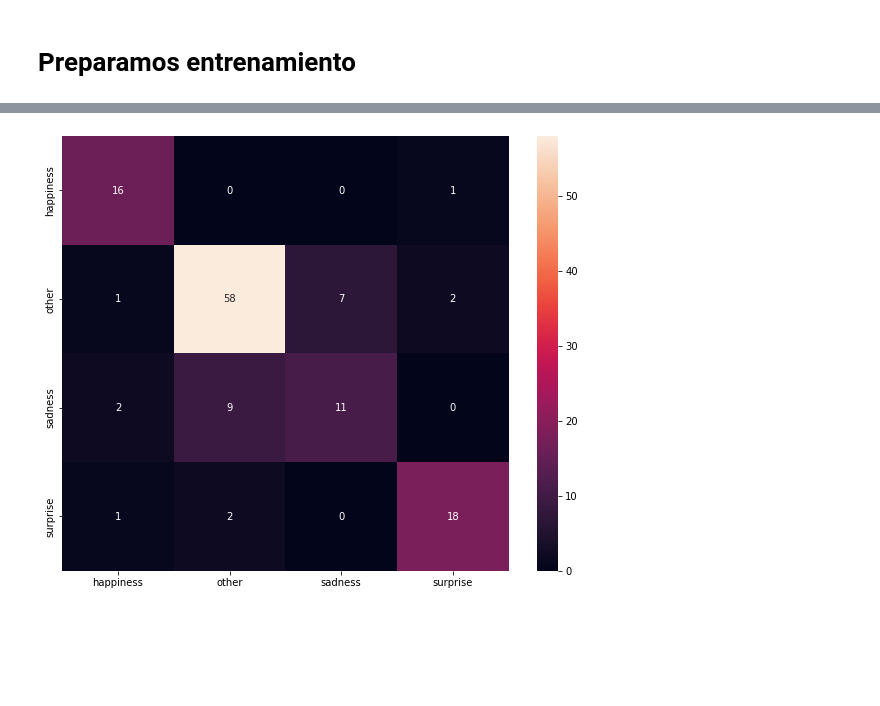
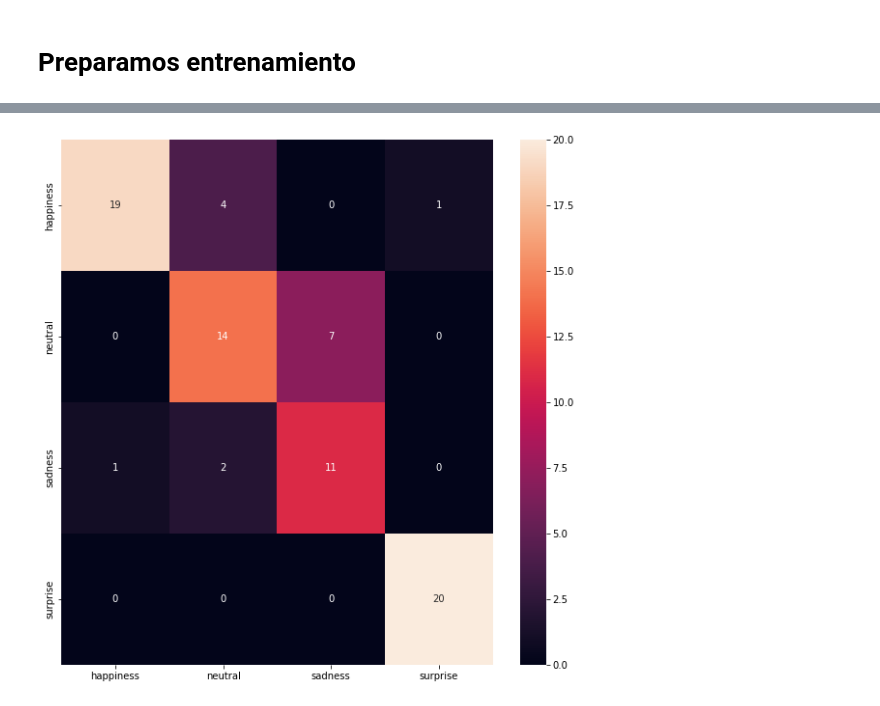
Before and after one commit to Hiidekii/HoN-HappyOrNot-, a Jupyter notebook: model3[@tensorflow][manual][2models].ipynb, the cells around one changed output, grey strips where cells are left out. Cells and saved outputs as stored; diff of their text form; code cells hidden in the pictures; blank space fills up the shorter version.

```diff
--- a/model3[@tensorflow][manual][2models].ipynb
+++ b/model3[@tensorflow][manual][2models].ipynb
@@ -22,6 +23,4 @@ def get_emotion(x,initial):
     else:
         if x in other_emotions:
             return x
-        else:
-            return "other"
 # %%
@@ -37,12 +36,12 @@ for path in paths:
     for item in listdir(path):
         print(item)
         if item not in ignore:
-            imgs.extend([f"{path}{item}/{p}" for p in listdir(f"{path}{item}")])
-
             if item in initial_emotions:
+                imgs.extend([f"{path}{item}/{p}" for p in listdir(f"{path}{item}")])
                 state.extend([item for p in listdir(f"{path}{item}")])
-            else:
-                state.extend(["other" for p in listdir(f"{path}{item}")])
+#             else:
+#                 imgs.extend([f"{path}{item}/{p}" for p in listdir(f"{path}{item}")])
+#                 state.extend(["other" for p in listdir(f"{path}{item}")])
 # %% [output]
 surprise
 disgust
@@ -238,0 +244,29 @@ model.compile(optimizer=opt,loss='categorical_crossentropy',metrics=['accuracy']
+# %%
+model = Sequential()
+#model.add(Flatten())
+model.add(Conv1D(filters=64, kernel_size=3, activation='relu', input_shape=(imgs_array.shape[1:])))
+model.add(MaxPooling1D(pool_size=2))
+model.add(BatchNormalization())
+model.add(Dropout(0.3))
+model.add(Conv1D(filters=128, kernel_size=3, activation='relu'))
+model.add(MaxPooling1D(pool_size=2))
+model.add(BatchNormalization())
+model.add(Dropout(0.3))
+model.add(Conv1D(filters=256, kernel_size=3, activation='relu'))
+model.add(MaxPooling1D(pool_size=2))
+model.add(BatchNormalization())
+model.add(Dropout(0.3))
+model.add(Conv1D(filters=512, kernel_size=3, activation='relu', input_shape=(imgs_array.shape[1:])))
+model.add(MaxPooling1D(pool_size=2))
+model.add(BatchNormalization())
+model.add(Dropout(0.3))
+model.add(Flatten())
+model.add(Dense(64,activation = 'relu'))
+model.add(Dense(128,activation = 'relu'))
+model.add(Dense(256,activation = 'relu'))
+model.add(Dense(512,activation = 'relu'))
+model.add(Dropout(0.3))
+model.add(BatchNormalization())
+model.add(Dense(len(set(state), activation='softmax'))
+opt = Adam(learning_rate=0.0005)
+model.compile(loss='categorical_crossentropy', optimizer=opt,metrics = ['accuracy'])
@@ -243,8 +292,8 @@ import tensorflow as tf
 from datetime import date
 
 fecha=str(date.today().year)+str(date.today().month)+str(date.today().day)
-symbol = 'other_emotions'
-h5 = symbol + fecha + '_v4[fea-ang-dis-neu].h5'
+symbol = 'no_dig_no_fear'
+h5 = symbol + fecha + '_v1.h5'
 checkpoint = callbacks.ModelCheckpoint(h5,
                                        monitor='loss',
                                        verbose=0,
@@ -409,7 +457,7 @@ import seaborn as sns
 conf = confusion_matrix(states_model, state_pred)
 conf = pd.DataFrame(conf,columns=cats, index=cats)
 # %%
-plt.figure(figsize=(10,8))
+plt.figure(figsize=(10,10))
 heatmap = sns.heatmap(conf, annot=True)
 # %% [output]
-[figure, old version]
+[figure, new version]
```
Also changed, not shown: parts of 28 cells of this notebook, 7 other files.
